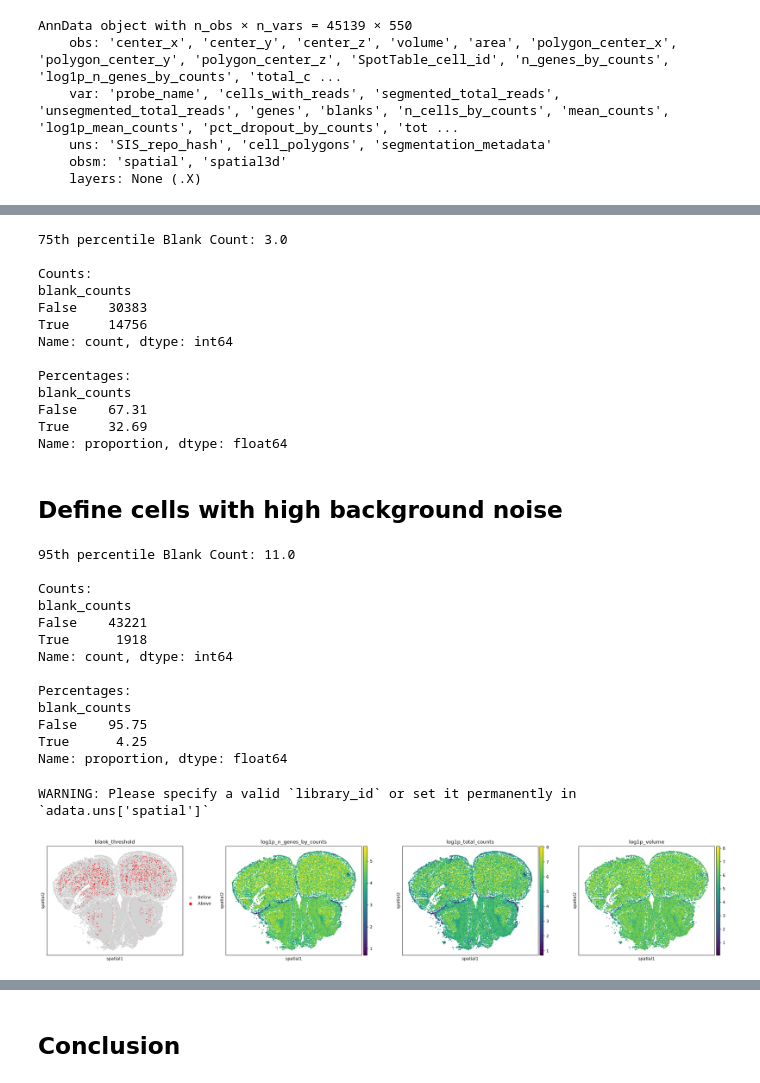
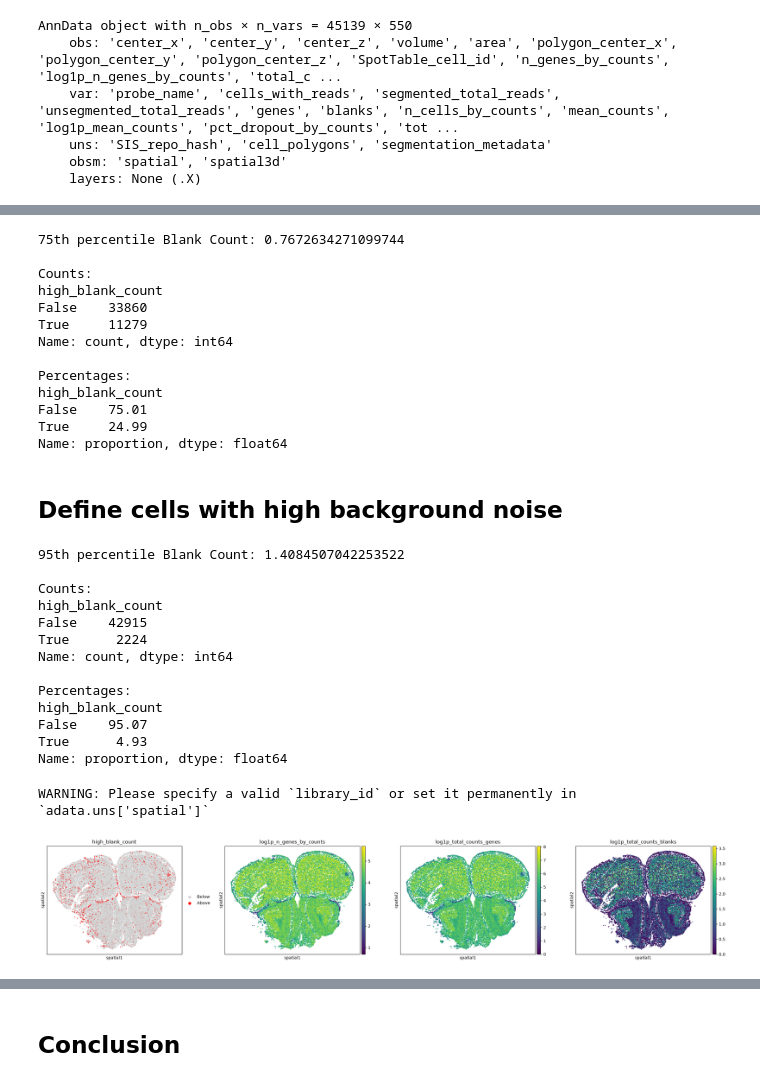
Before and after one commit to poloarol/mini-single-cell-series, a Jupyter notebook: 01_quality_control.ipynb, the cells around one changed output, grey strips where cells are left out. Cells and saved outputs as stored; diff of their text form; code cells hidden in the pictures.

```diff
--- a/01_quality_control.ipynb
+++ b/01_quality_control.ipynb
@@ -209,9 +202,13 @@ Name: log1p_blank_counts, dtype: float64
 # %%
-quantile = adata.obs['blank_counts'].quantile(0.75)
+blank_cutoff = adata.obs["pct_counts_blanks"].quantile(0.75)
 
-condition = adata.obs['blank_counts'] >= quantile
+adata.obs["high_blank_count"] = (
+    adata.obs["pct_counts_blanks"] > blank_cutoff
+)
 
-print(f"75th percentile Blank Count: {quantile} \n")
+condition = adata.obs["high_blank_count"]
+
+print(f"75th percentile Blank Count: {blank_cutoff} \n")
 
 print("Counts:")
 print(condition.value_counts())
@@ -219,27 +216,31 @@ print(condition.value_counts())
 print("\nPercentages:")
 print((condition.value_counts(normalize=True) * 100).round(2))
 # %% [output]
-75th percentile Blank Count: 3.0
+75th percentile Blank Count: 0.7672634271099744
 
 Counts:
-blank_counts
-False    30383
-True     14756
+high_blank_count
+False    33860
+True     11279
 Name: count, dtype: int64
 
 Percentages:
-blank_counts
-False    67.31
-True     32.69
+high_blank_count
+False    75.01
+True     24.99
 Name: proportion, dtype: float64
 # %% [markdown]
 ## Define cells with high background noise
 # %%
-quantile = adata.obs['blank_counts'].quantile(0.95)
+blank_cutoff = adata.obs["pct_counts_blanks"].quantile(0.95)
 
-condition = adata.obs['blank_counts'] > quantile
+adata.obs["high_blank_count"] = (
+    adata.obs["pct_counts_blanks"] > blank_cutoff
+)
 
-print(f"95th percentile Blank Count: {quantile} \n")
+condition = adata.obs["high_blank_count"]
+
+print(f"95th percentile Blank Count: {blank_cutoff} \n")
 
 print("Counts:")
 print(condition.value_counts())
@@ -247,58 +248,55 @@ print(condition.value_counts())
 print("\nPercentages:")
 print((condition.value_counts(normalize=True) * 100).round(2))
 # %% [output]
-95th percentile Blank Count: 11.0
+95th percentile Blank Count: 1.4084507042253522
 
 Counts:
-blank_counts
-False    43221
-True      1918
+high_blank_count
+False    42915
+True      2224
 Name: count, dtype: int64
 
 Percentages:
-blank_counts
-False    95.75
-True      4.25
+high_blank_count
+False    95.07
+True      4.93
 Name: proportion, dtype: float64
 # %%
-adata.obs['blank_threshold'] = adata.obs['blank_counts'] > quantile
-
-adata.obs["blank_threshold"] = (
-    adata.obs["blank_threshold"]
+adata.obs["high_blank_count"] = (
+    adata.obs["high_blank_count"]
     .astype(str)
     .replace({
         "True": "Above",
         "False": "Below",
         "1": "Above",
-        "0": "Below",
-        # "nan": "NA",
+        "0": "Below"
     })
 )
 
-adata.obs["blank_threshold"] = pd.Categorical(
-    adata.obs["blank_threshold"],
+adata.obs["high_blank_count"] = pd.Categorical(
+    adata.obs["high_blank_count"],
     categories=["Below", "Above"],
 )
 # %%
-adata.uns.pop("blank_threshold_colors", None)
-adata.uns["blank_threshold_colors"] = [
+adata.uns.pop("high_blank_count_colors", None)
+adata.uns["high_blank_count_colors"] = [
     "lightgray",  # Below
     "red",        # Above
     # "lightgray",  # NA
 ]
 
 sq.pl.spatial_scatter(
     adata,
     shape=None,
     color=[
-        "blank_threshold",
-        "log1p_n_genes_by_counts",
-        "log1p_total_counts",
-        "log1p_volume",
+        "high_blank_count",
+        'log1p_n_genes_by_counts',
+        'log1p_total_counts_genes',
+        'log1p_total_counts_blanks',
     ],
     # wspace=0.2,
 )
 # %% [output]
 WARNING: Please specify a valid `library_id` or set it permanently in `adata.uns['spatial']`
-[figure, old version]
+[figure, new version]
 # %%
```
Also changed, not shown: parts of 12 cells of this notebook.
